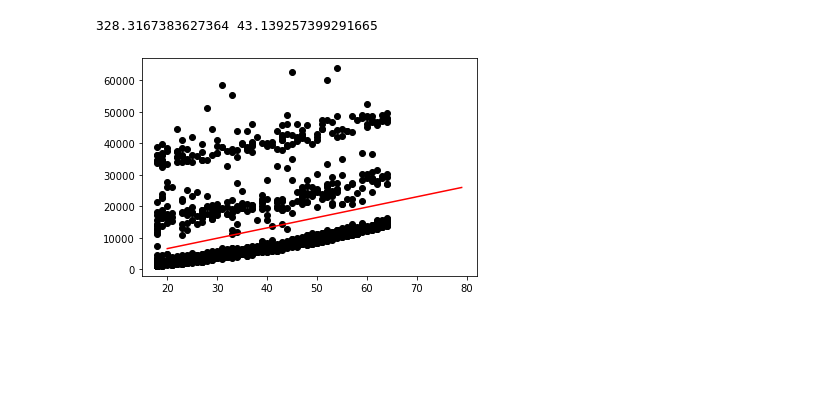
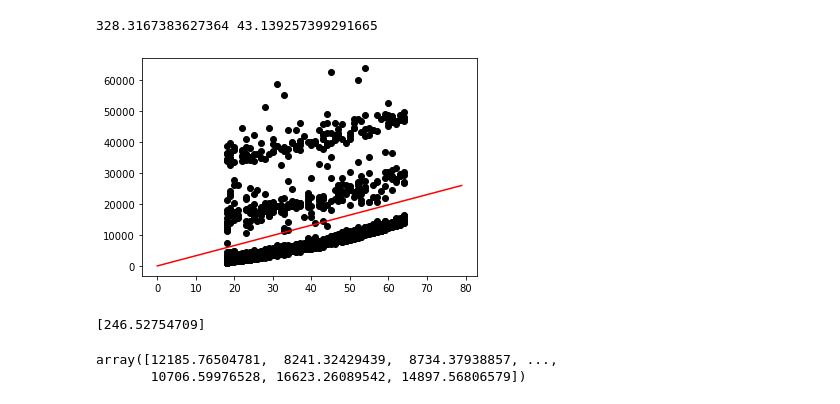
Before and after one commit to Torycd/LinearRgeression, a Jupyter notebook: RgrAnlysis.ipynb, the cells around one changed output. Drawn from its saved outputs; the diff is of its cells as text; code cells hidden in the pictures; blank space fills up the shorter version.

```diff
--- a/RgrAnlysis.ipynb
+++ b/RgrAnlysis.ipynb
@@ -21,32 +21,69 @@ def gradient_descent(m_now, b_now, points,  L):
 
     for i in range(n):
         x = points.iloc[i].age
         y = points.iloc[i].charges
 
         m_gradient += -(2/n) * x * (y -(m_now *x + b_now))
         b_gradient += -(2/n) * (y -(m_now *x + b_now))
     m = m_now - m_gradient * L
     b = b_now - b_gradient * L
 
     return m,b
 
 
 m = 0
 b= 0
 L = 0.0001
 epochs =500
 
 for i in range(epochs):
     m, b = gradient_descent(m, b, data, L)
 
 
 print(m,b)
 plt.scatter(data.age, data.charges, color="black")
-plt.plot(list(range(20, 80)), [m*x + b for x in range(20, 80)], color="red")
+plt.plot(list(range(0, 80)), [m*x + b for x in range(0, 80)], color="red")
 plt.show()
 # print(data)
 # plt.scatter(data.age, data.charges)
 # plt.show()
 # %% [output]
 328.3167383627364 43.139257399291665
-[figure, old version]
+[figure, new version]
+# %%
+import matplotlib.pyplot as plt
+from sklearn.linear_model import LinearRegression
+from sklearn.model_selection import train_test_split
+import numpy as np
+
+data = pd.read_csv('insurance.csv')
+x = data.age
+y = data.charges
+
+x_train, x_test, y_train, y_test = train_test_split(x, y, test_size = 0.1, random_state = 23)
+
+x_train  = np.array(x_train).reshape(-1,1)
+x_test  = np.array(x_test).reshape(-1,1)
+
+# print(x_train)
+# print(x_test)
+
+
+lr = LinearRegression()
+
+lr.fit(x_train, y_train)
+
+# c= lr.intercept_
+print(c)
+
+m = lr.coef_
+# print(m)
+# %% [output]
+[246.52754709]
+# %%
+y_pred_train = m*x_train + c
+# print(y_pred_train)
+y_pred_train.flatten()
+# %% [output]
+array([12185.76504781,  8241.32429439,  8734.37938857, ...,
+       10706.59976528, 16623.26089542, 14897.56806579])
```
Also changed, not shown: parts of 1 cell of this notebook.
